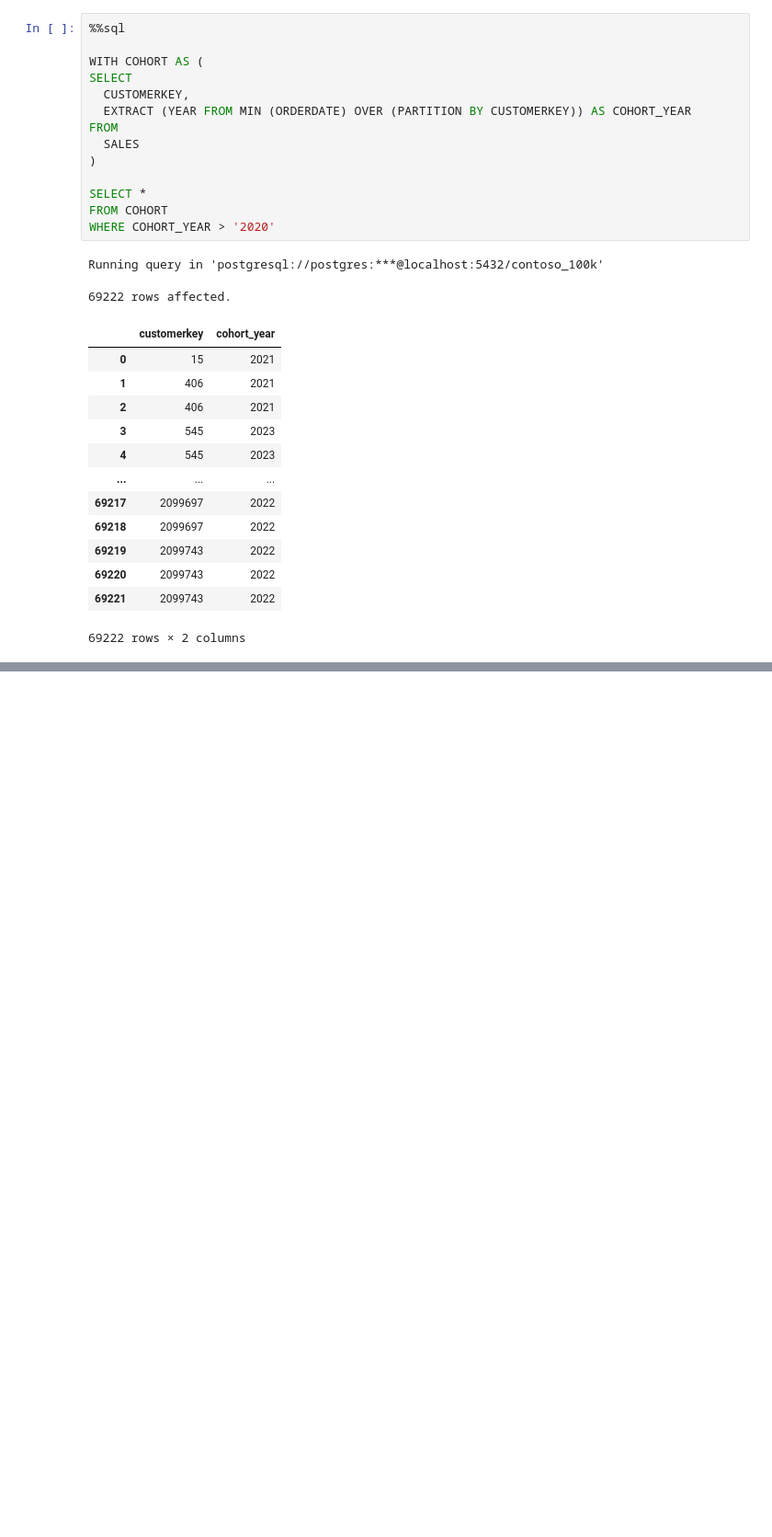
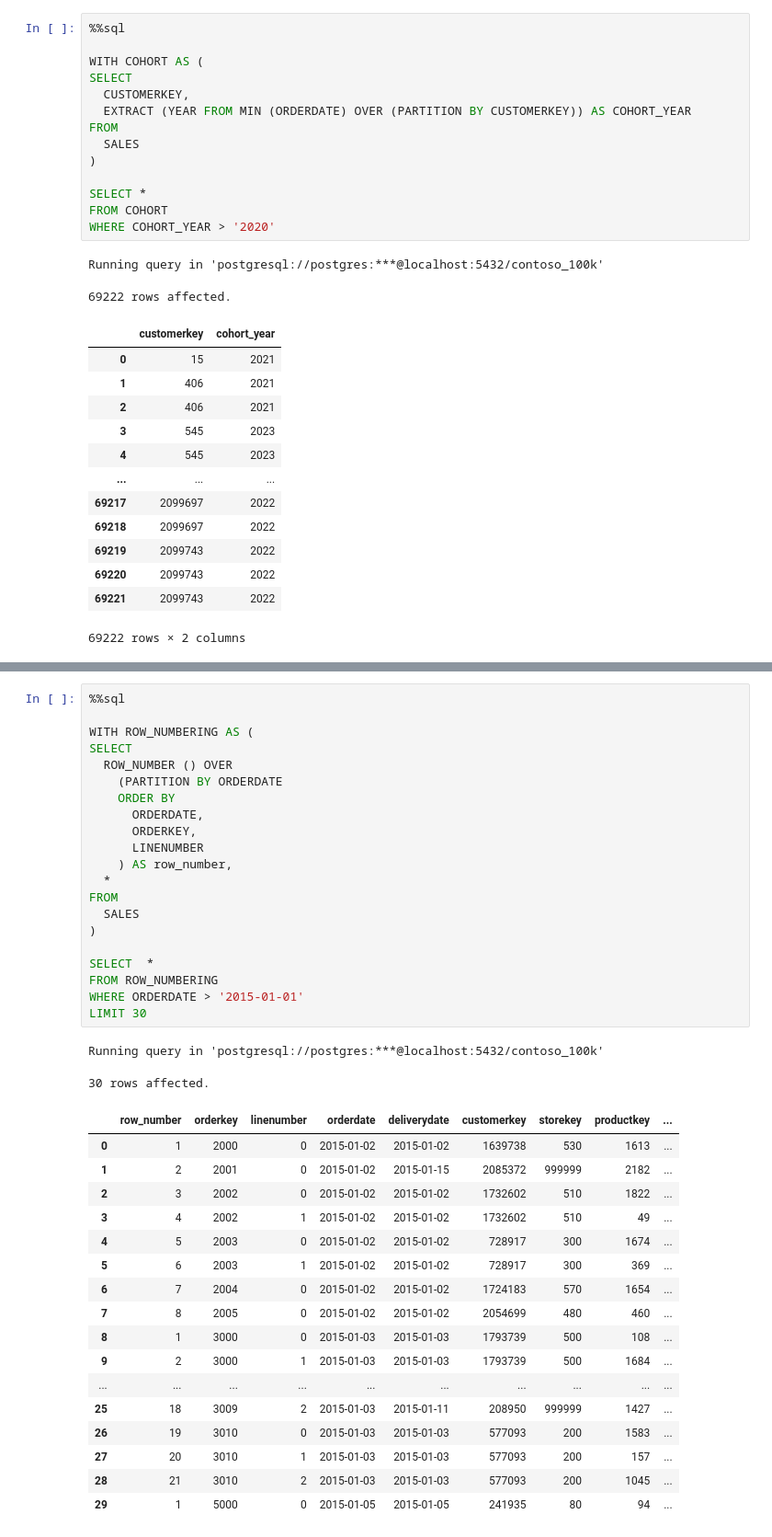
Before and after one commit to lianadni/sql_load, a Jupyter notebook: Resources/Blank_SQL_Notebook.ipynb, the cells around one changed output, grey strips where cells are left out. Shown at 92% size. Saved outputs shown, nothing was run; the diff lists cells and outputs as text; blank space fills up the shorter version.

```diff
--- a/Resources/Blank_SQL_Notebook.ipynb
+++ b/Resources/Blank_SQL_Notebook.ipynb
@@ -400,0 +432,41 @@ Running query in 'postgresql://postgres:***@localhost:5432/contoso_100k'
+# %%
+%%sql
+
+WITH ROW_NUMBERING AS (
+SELECT
+  ROW_NUMBER () OVER
+    (PARTITION BY ORDERDATE
+    ORDER BY
+      ORDERDATE,
+      ORDERKEY,
+      LINENUMBER
+    ) AS row_number,
+  *
+FROM
+  SALES
+)
+
+SELECT  *
+FROM ROW_NUMBERING
+WHERE ORDERDATE > '2015-01-01'
+LIMIT 30
+# %% [output]
+Running query in 'postgresql://postgres:***@localhost:5432/contoso_100k'
+30 rows affected.
+|  | row_number | orderkey | linenumber | orderdate | deliverydate | customerkey | storekey | productkey | ... |
+| 0 | 1 | 2000 | 0 | 2015-01-02 | 2015-01-02 | 1639738 | 530 | 1613 | ... |
+| 1 | 2 | 2001 | 0 | 2015-01-02 | 2015-01-15 | 2085372 | 999999 | 2182 | ... |
+| 2 | 3 | 2002 | 0 | 2015-01-02 | 2015-01-02 | 1732602 | 510 | 1822 | ... |
+| 3 | 4 | 2002 | 1 | 2015-01-02 | 2015-01-02 | 1732602 | 510 | 49 | ... |
+| 4 | 5 | 2003 | 0 | 2015-01-02 | 2015-01-02 | 728917 | 300 | 1674 | ... |
+| 5 | 6 | 2003 | 1 | 2015-01-02 | 2015-01-02 | 728917 | 300 | 369 | ... |
+| 6 | 7 | 2004 | 0 | 2015-01-02 | 2015-01-02 | 1724183 | 570 | 1654 | ... |
+| 7 | 8 | 2005 | 0 | 2015-01-02 | 2015-01-02 | 2054699 | 480 | 460 | ... |
+| 8 | 1 | 3000 | 0 | 2015-01-03 | 2015-01-03 | 1793739 | 500 | 108 | ... |
+| 9 | 2 | 3000 | 1 | 2015-01-03 | 2015-01-03 | 1793739 | 500 | 1684 | ... |
+| ... | ... | ... | ... | ... | ... | ... | ... | ... | ... |
+| 25 | 18 | 3009 | 2 | 2015-01-03 | 2015-01-11 | 208950 | 999999 | 1427 | ... |
+| 26 | 19 | 3010 | 0 | 2015-01-03 | 2015-01-03 | 577093 | 200 | 1583 | ... |
+| 27 | 20 | 3010 | 1 | 2015-01-03 | 2015-01-03 | 577093 | 200 | 157 | ... |
+| 28 | 21 | 3010 | 2 | 2015-01-03 | 2015-01-03 | 577093 | 200 | 1045 | ... |
+| 29 | 1 | 5000 | 0 | 2015-01-05 | 2015-01-05 | 241935 | 80 | 94 | ... |
```
Also changed, not shown: parts of 3 cells of this notebook.
